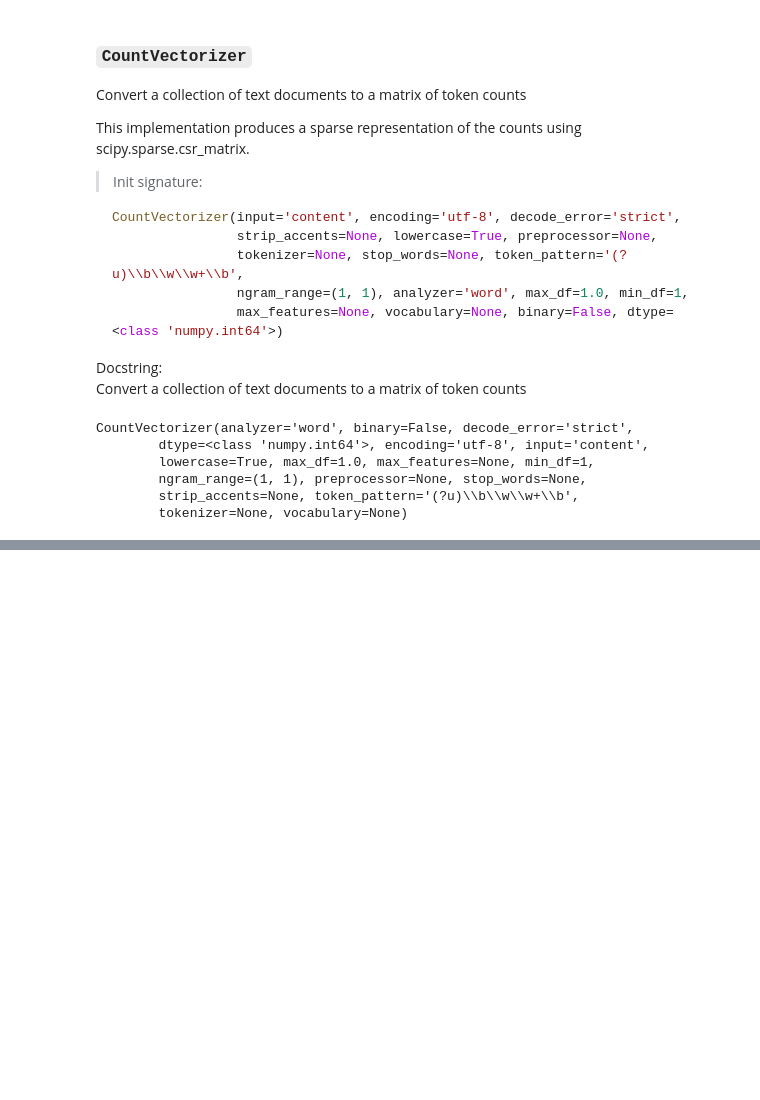
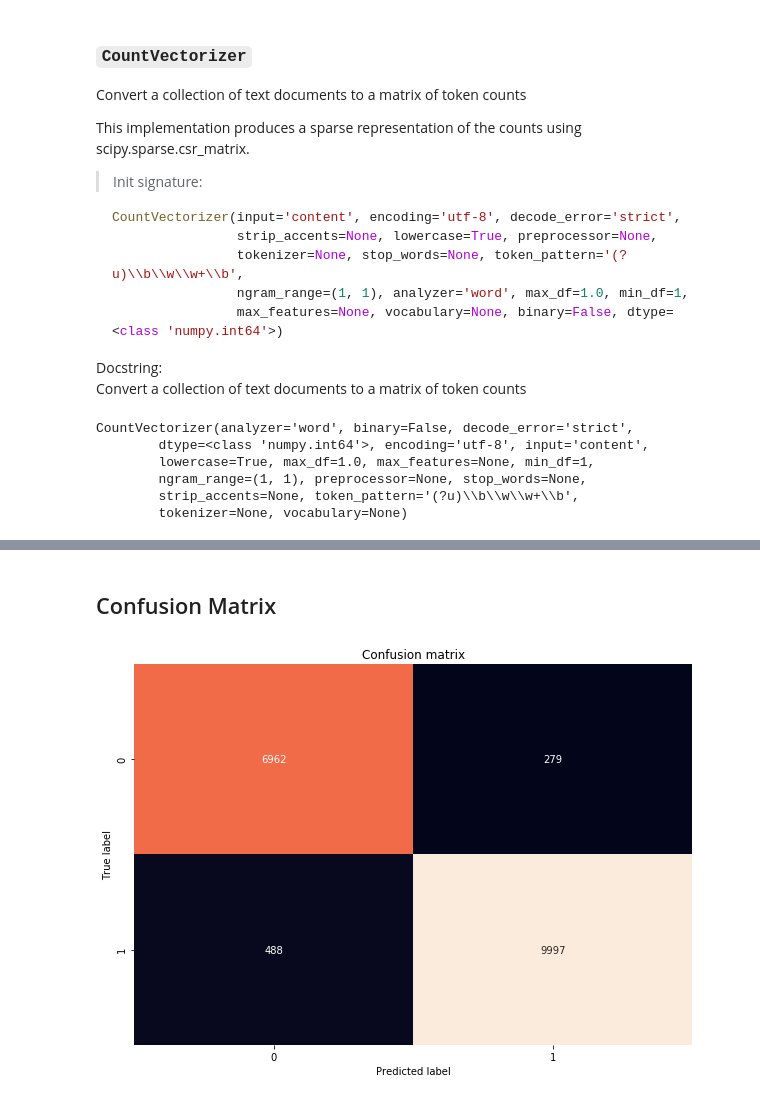
Before and after one commit to franksalas/text_classification_public_healthcare_data, a Jupyter notebook: models/MultinomialNB_NLP.ipynb, the cells around one changed output, grey strips where cells are left out. Drawn from its saved outputs; the diff is of its cells as text; code cells hidden in the pictures; blank space fills up the shorter version.

Commit message:
finish organizing capstone, need cleanup on models

```diff
--- a/models/MultinomialNB_NLP.ipynb
+++ b/models/MultinomialNB_NLP.ipynb
@@ -103,0 +221,9 @@ X_train_vectorized = vectorizer.transform(X_train)
+# %%
+review = data['text'].values.astype(str)  # original review
+review_clean = data['clean_text'].values.astype(str)  # clean text review
+sentiments = data['stars'].values  # star value
+
+X_train, X_test, y_train, y_test = train_test_split(review_clean, sentiments, test_size=0.33, random_state=42)
+# %%
+vectorizer = CountVectorizer()  # count the number of words in the document
+vectorizer.fit(X_train)
@@ -103,0 +237,3 @@ X_train_vectorized = vectorizer.transform(X_train)
+# %%
+# Transform the text list to a matrix form
+X_train_vectorized = vectorizer.transform(X_train)
@@ -103,0 +252,2 @@ X_train_vectorized = vectorizer.transform(X_train)
+# %%
+pred = classifier.predict(X_test_vectorized)
@@ -103,0 +272,12 @@ X_train_vectorized = vectorizer.transform(X_train)
+# %% [markdown]
+## Confusion Matrix
+# %%
+cm = confusion_matrix(y_test, pred)
+plt.figure(figsize = (10,7))
+sns.heatmap(cm, annot=True, fmt="d", cbar=False)
+plt.title('Confusion matrix')
+plt.ylabel('True label')
+plt.xlabel('Predicted label')
+plt.show()
+# %% [output]
+[figure, added]
```
Also changed, not shown: parts of 70 cells of this notebook, 1 other file.
